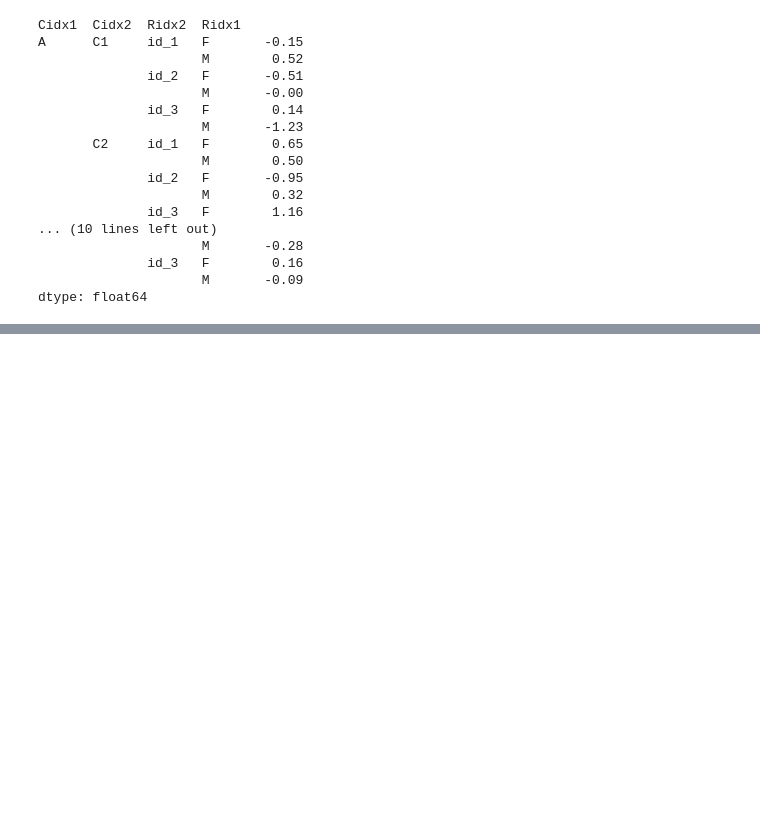
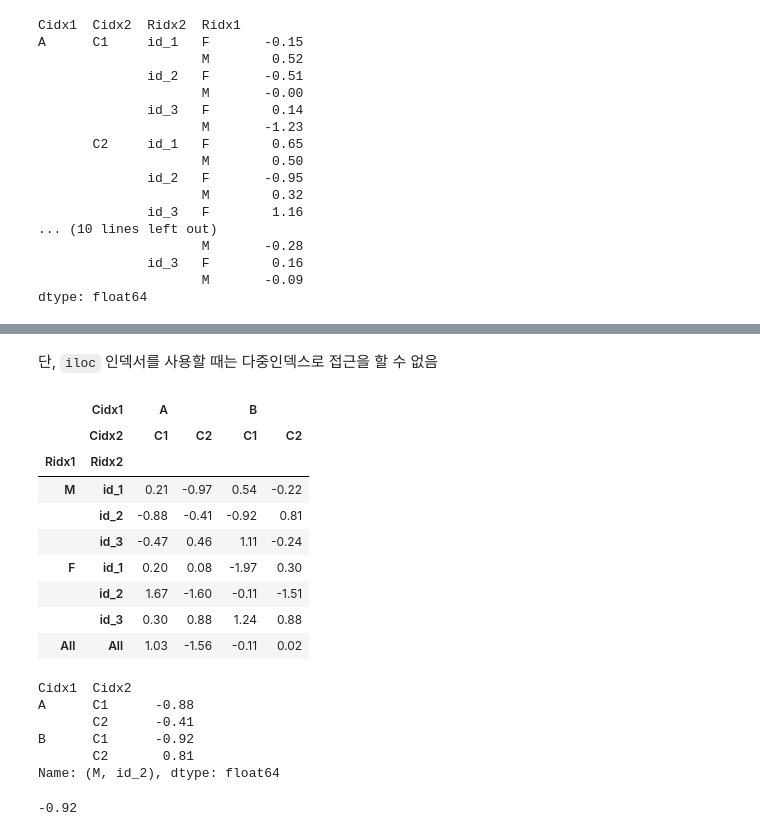
Before and after one commit to heesanggod/pythonworkspace, a Jupyter notebook: pandas_data_analysis/pandas_multi_index.ipynb, the cells around one changed output, grey strips where cells are left out. Cells and saved outputs as stored; diff of their text form; code cells hidden in the pictures; blank space fills up the shorter version.

```diff
--- a/pandas_data_analysis/pandas_multi_index.ipynb
+++ b/pandas_data_analysis/pandas_multi_index.ipynb
@@ -131,0 +187,28 @@ dtype: float64
+# %% [markdown]
+단, `iloc` 인덱서를 사용할 때는 다중인덱스로 접근을 할 수 없음
+# %%
+df2
+# %% [output]
+|  | Cidx1 | A |  | B |  |
+|  | Cidx2 | C1 | C2 | C1 | C2 |
+| Ridx1 | Ridx2 |  |  |  |  |
+| M | id_1 | 0.21 | -0.97 | 0.54 | -0.22 |
+|  | id_2 | -0.88 | -0.41 | -0.92 | 0.81 |
+|  | id_3 | -0.47 | 0.46 | 1.11 | -0.24 |
+| F | id_1 | 0.20 | 0.08 | -1.97 | 0.30 |
+|  | id_2 | 1.67 | -1.60 | -0.11 | -1.51 |
+|  | id_3 | 0.30 | 0.88 | 1.24 | 0.88 |
+| All | All | 1.03 | -1.56 | -0.11 | 0.02 |
+# %%
+df2.loc[('M', 'id_2')]
+# %% [output]
+Cidx1  Cidx2
+A      C1      -0.88
+       C2      -0.41
+B      C1      -0.92
+       C2       0.81
+Name: (M, id_2), dtype: float64
+# %%
+df2.loc[('M', 'id_2'), ('B', 'C1')]
+# %% [output]
+-0.92
```
Also changed, not shown: parts of 38 cells of this notebook.
